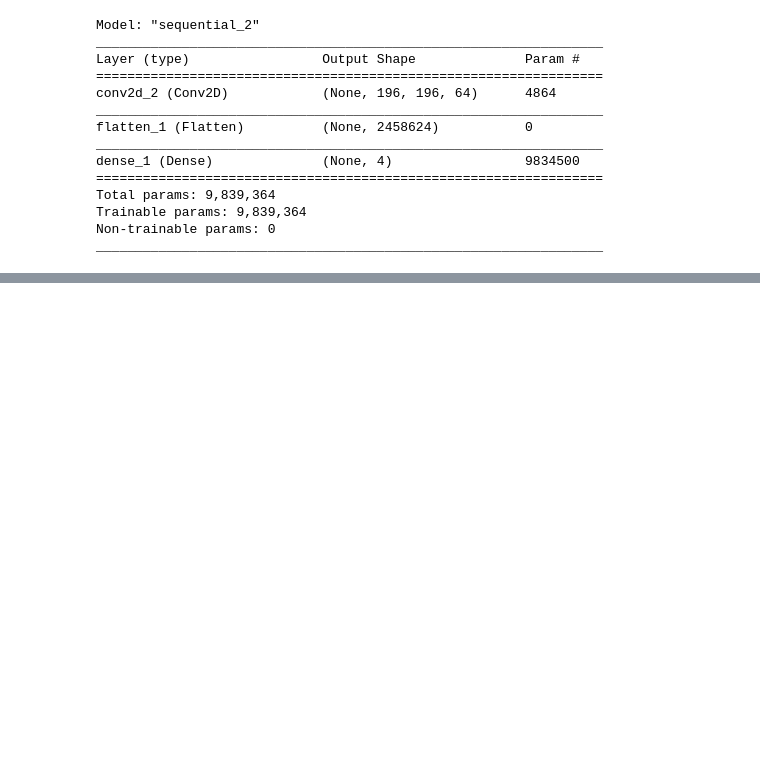
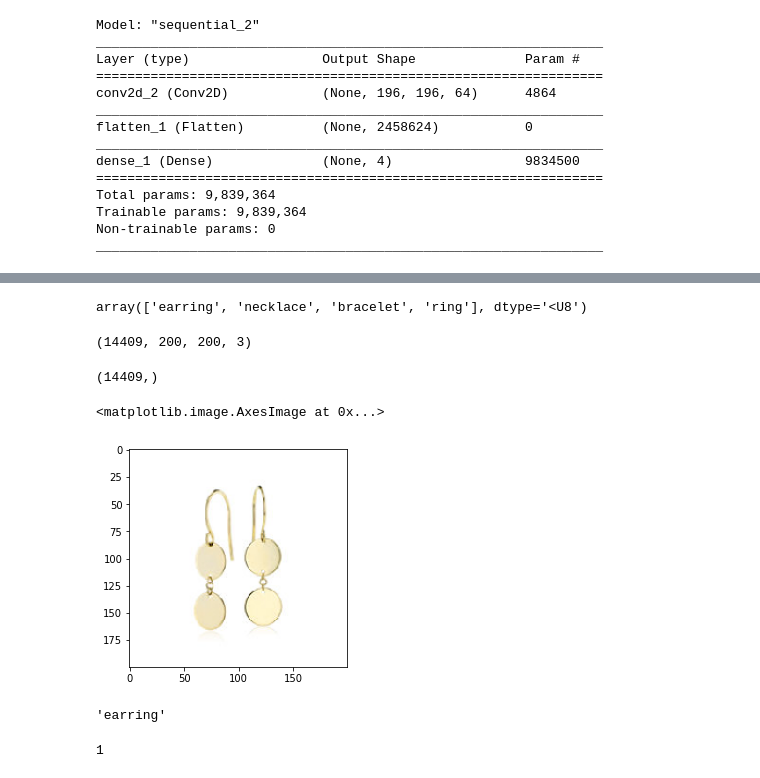
Before and after one commit to arashag/Jewelry_Recommender_System, a Jupyter notebook: Jewellery_Classification_CNN.ipynb, the cells around one changed output, grey strips where cells are left out. Drawn from its saved outputs; the diff is of its cells as text; code cells hidden in the pictures; blank space fills up the shorter version.

```diff
--- a/Jewellery_Classification_CNN.ipynb
+++ b/Jewellery_Classification_CNN.ipynb
@@ -245,0 +252,7 @@ _________________________________________________________________
+# %%
+# Downloading data and converting the path string to Path
+# If you received 403 Forbidden error, please start the download manually using download manager manually and immediately cancel that and run this cell again.
+large_data_dir=tf.keras.utils.get_file(origin='http://up.iranblog.com/uploads/New-Images.zip',
+                        fname='new_images',
+                        extract=True)
+large_data_dir = pathlib.Path(large_data_dir)
@@ -245,0 +268,16 @@ _________________________________________________________________
+# %%
+class_names = np.array([item.name for item in large_data_dir.parent.glob('New Images/*')])
+class_names
+# %% [output]
+array(['earring', 'necklace', 'bracelet', 'ring'], dtype='<U8')
+# %%
+# If your Ram is limited, please uncomment the below cell and run that cell instead of this.
+x_new=[]
+y_new=[]
+for i in (large_data_dir.parent.glob('New Images/*/*.jpg')):
+  b=(tf.keras.preprocessing.image.img_to_array(tf.keras.preprocessing.image.load_img(i,target_size=(200,200))))/255.0
+  c=i.parent.parts[-1]
+  x_new.append(b)
+  y_new.append(c)
+x_new=np.array(x_new)
+y_new=np.array(y_new)
@@ -245,0 +294,17 @@ _________________________________________________________________
+# %%
+x_new.shape
+# %% [output]
+(14409, 200, 200, 3)
+# %%
+y_new.shape
+# %% [output]
+(14409,)
+# %%
+plt.imshow(x_new[0])
+# %% [output]
+<matplotlib.image.AxesImage at 0x...>
+[figure, added]
+# %%
+y_new[0]
+# %% [output]
+'earring'
@@ -245,0 +315,4 @@ _________________________________________________________________
+# %%
+y_new[0]
+# %% [output]
+1
```
Also changed, not shown: parts of 30 cells of this notebook, 1 other file.
